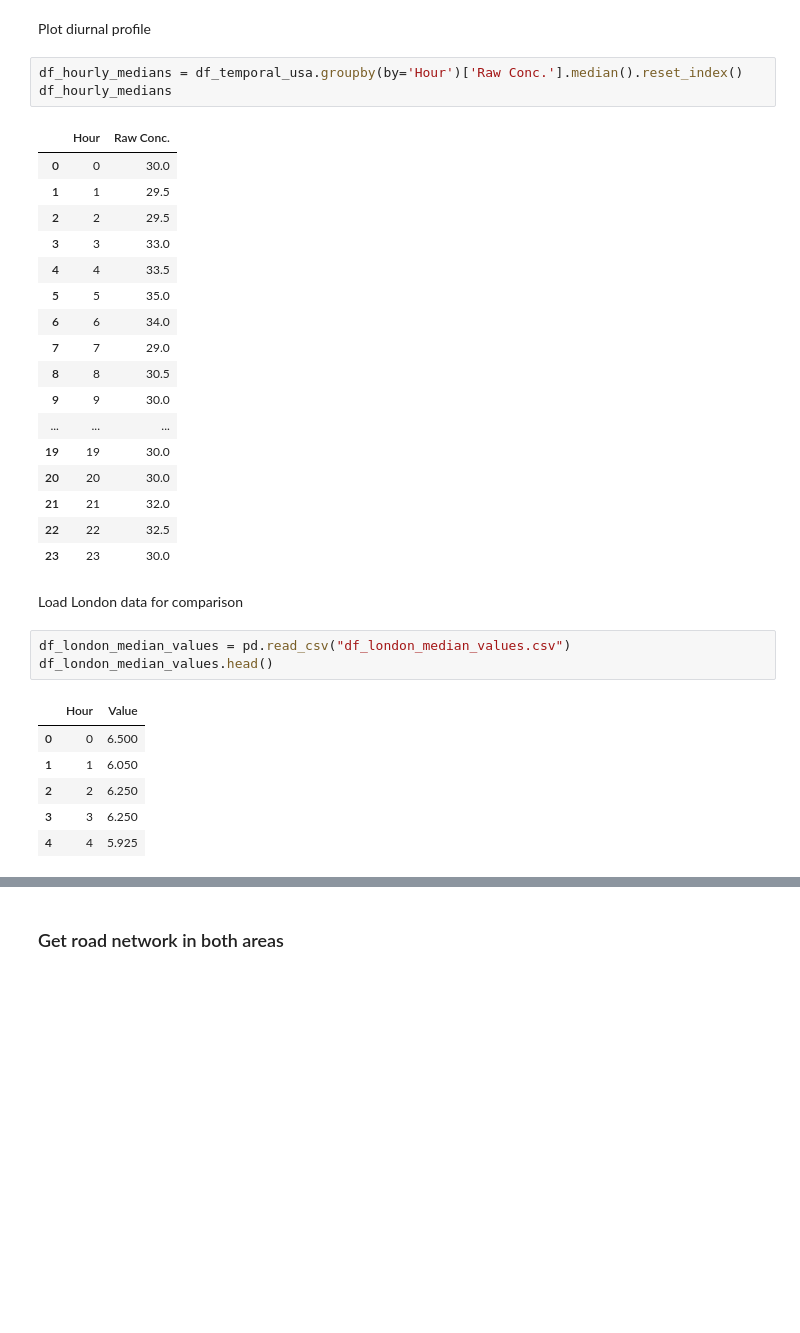
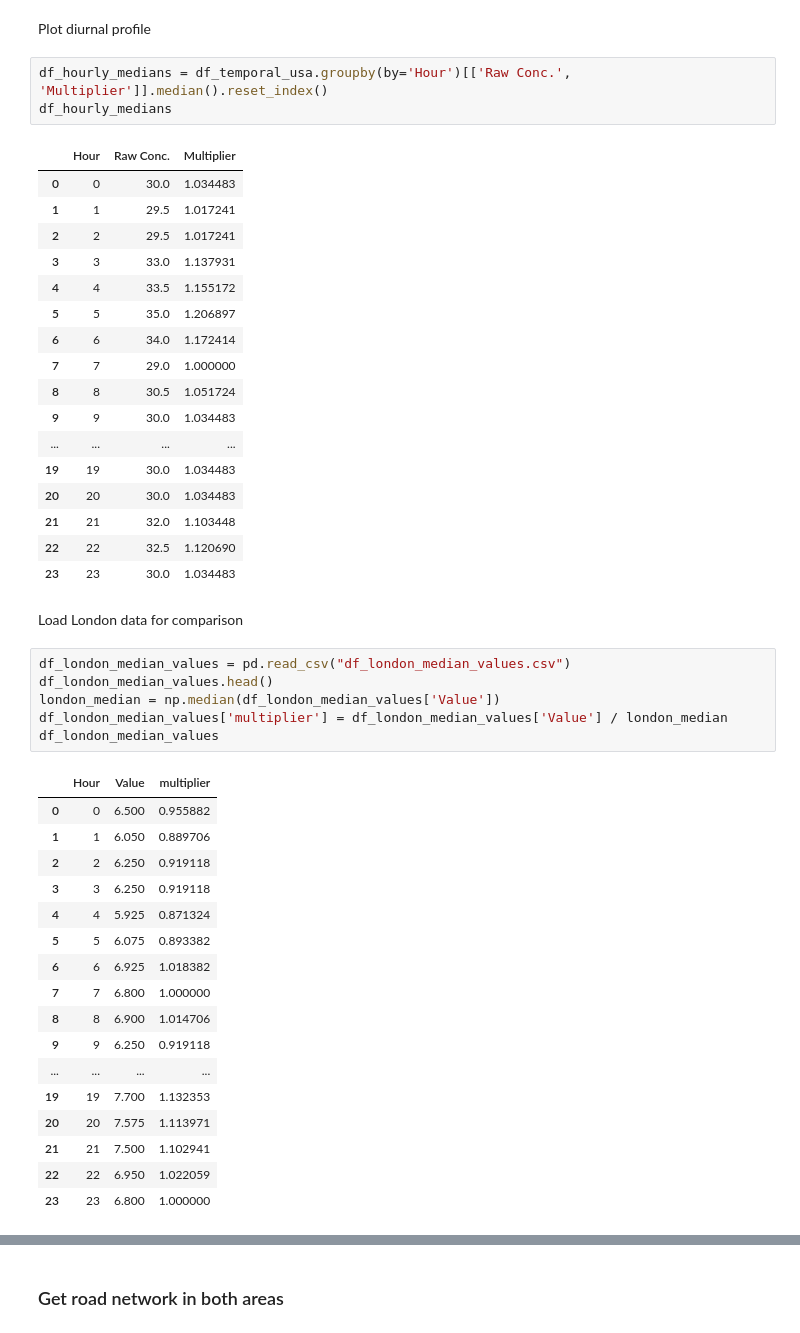
Before and after one commit to enussl/Air-Quality-Gaussian-Process, a Jupyter notebook: Current Code/Beijing_Data_Simulation.ipynb, the cells around one changed output, grey strips where cells are left out. Saved outputs shown, nothing was run; the diff lists cells and outputs as text; blank space fills up the shorter version.

```diff
--- a/Current Code/Beijing_Data_Simulation.ipynb
+++ b/Current Code/Beijing_Data_Simulation.ipynb
@@ -81,38 +95,52 @@ df_temporal_usa.to_csv("df_temporal_usa.csv", index=False)
 # %% [markdown]
 Plot diurnal profile
 # %%
-df_hourly_medians = df_temporal_usa.groupby(by='Hour')['Raw Conc.'].median().reset_index()
+df_hourly_medians = df_temporal_usa.groupby(by='Hour')[['Raw Conc.', 'Multiplier']].median().reset_index()
 df_hourly_medians
 # %% [output]
-|  | Hour | Raw Conc. |
-| 0 | 0 | 30.0 |
-| 1 | 1 | 29.5 |
-| 2 | 2 | 29.5 |
-| 3 | 3 | 33.0 |
-| 4 | 4 | 33.5 |
-| 5 | 5 | 35.0 |
-| 6 | 6 | 34.0 |
-| 7 | 7 | 29.0 |
-| 8 | 8 | 30.5 |
-| 9 | 9 | 30.0 |
-| ... | ... | ... |
-| 19 | 19 | 30.0 |
-| 20 | 20 | 30.0 |
-| 21 | 21 | 32.0 |
-| 22 | 22 | 32.5 |
-| 23 | 23 | 30.0 |
+|  | Hour | Raw Conc. | Multiplier |
+| 0 | 0 | 30.0 | 1.034483 |
+| 1 | 1 | 29.5 | 1.017241 |
+| 2 | 2 | 29.5 | 1.017241 |
+| 3 | 3 | 33.0 | 1.137931 |
+| 4 | 4 | 33.5 | 1.155172 |
+| 5 | 5 | 35.0 | 1.206897 |
+| 6 | 6 | 34.0 | 1.172414 |
+| 7 | 7 | 29.0 | 1.000000 |
+| 8 | 8 | 30.5 | 1.051724 |
+| 9 | 9 | 30.0 | 1.034483 |
+| ... | ... | ... | ... |
+| 19 | 19 | 30.0 | 1.034483 |
+| 20 | 20 | 30.0 | 1.034483 |
+| 21 | 21 | 32.0 | 1.103448 |
+| 22 | 22 | 32.5 | 1.120690 |
+| 23 | 23 | 30.0 | 1.034483 |
 # %% [markdown]
 Load London data for comparison
 # %%
 df_london_median_values = pd.read_csv("df_london_median_values.csv")
 df_london_median_values.head()
+london_median = np.median(df_london_median_values['Value'])
+df_london_median_values['multiplier'] = df_london_median_values['Value'] / london_median
+df_london_median_values
 # %% [output]
-|  | Hour | Value |
-| 0 | 0 | 6.500 |
-| 1 | 1 | 6.050 |
-| 2 | 2 | 6.250 |
-| 3 | 3 | 6.250 |
-| 4 | 4 | 5.925 |
+|  | Hour | Value | multiplier |
+| 0 | 0 | 6.500 | 0.955882 |
+| 1 | 1 | 6.050 | 0.889706 |
+| 2 | 2 | 6.250 | 0.919118 |
+| 3 | 3 | 6.250 | 0.919118 |
+| 4 | 4 | 5.925 | 0.871324 |
+| 5 | 5 | 6.075 | 0.893382 |
+| 6 | 6 | 6.925 | 1.018382 |
+| 7 | 7 | 6.800 | 1.000000 |
+| 8 | 8 | 6.900 | 1.014706 |
+| 9 | 9 | 6.250 | 0.919118 |
+| ... | ... | ... | ... |
+| 19 | 19 | 7.700 | 1.132353 |
+| 20 | 20 | 7.575 | 1.113971 |
+| 21 | 21 | 7.500 | 1.102941 |
+| 22 | 22 | 6.950 | 1.022059 |
+| 23 | 23 | 6.800 | 1.000000 |
 # %%
 plt.figure(figsize=(10, 6))
 
```
Also changed, not shown: parts of 2 cells of this notebook, 1 other file.
